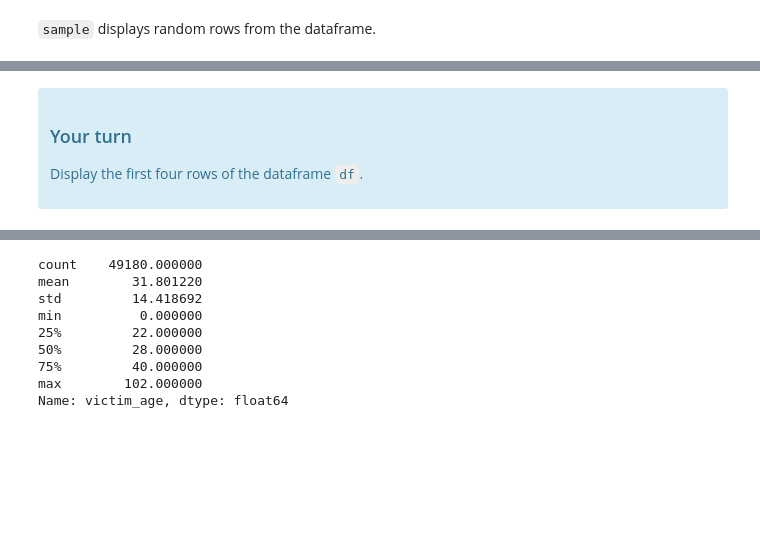
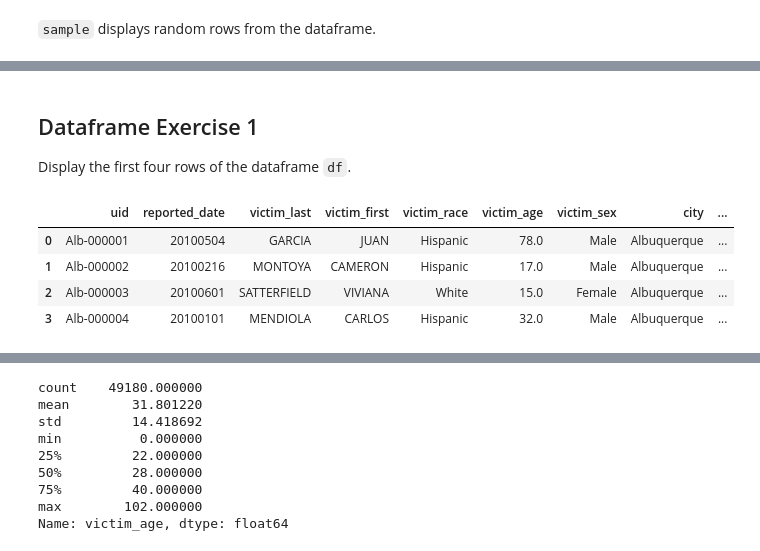
Before and after one commit to nealcaren/book1, a Jupyter notebook: content/pandas.ipynb, the cells around one changed output, grey strips where cells are left out. Saved outputs shown, nothing was run; the diff lists cells and outputs as text; code cells hidden in the pictures; blank space fills up the shorter version.

```diff
--- a/content/pandas.ipynb
+++ b/content/pandas.ipynb
@@ -161,5 +122,4 @@ df.sample(5)
 # %% [markdown]
-<div class="alert alert-info">
-<h3> Your turn</h3>
-<p> Display the first four rows of the dataframe <code>df</code>.
-</div>
+## Dataframe Exercise 1
+
+Display the first four rows of the dataframe `df`.
@@ -165,0 +128,8 @@ df.sample(5)
+# %%
+df.head(4)
+# %% [output]
+|  | uid | reported_date | victim_last | victim_first | victim_race | victim_age | victim_sex | city | ... |
+| 0 | Alb-000001 | 20100504 | GARCIA | JUAN | Hispanic | 78.0 | Male | Albuquerque | ... |
+| 1 | Alb-000002 | 20100216 | MONTOYA | CAMERON | Hispanic | 17.0 | Male | Albuquerque | ... |
+| 2 | Alb-000003 | 20100601 | SATTERFIELD | VIVIANA | White | 15.0 | Female | Albuquerque | ... |
+| 3 | Alb-000004 | 20100101 | MENDIOLA | CARLOS | Hispanic | 32.0 | Male | Albuquerque | ... |
```
Also changed, not shown: parts of 50 cells of this notebook, 12 other files.
